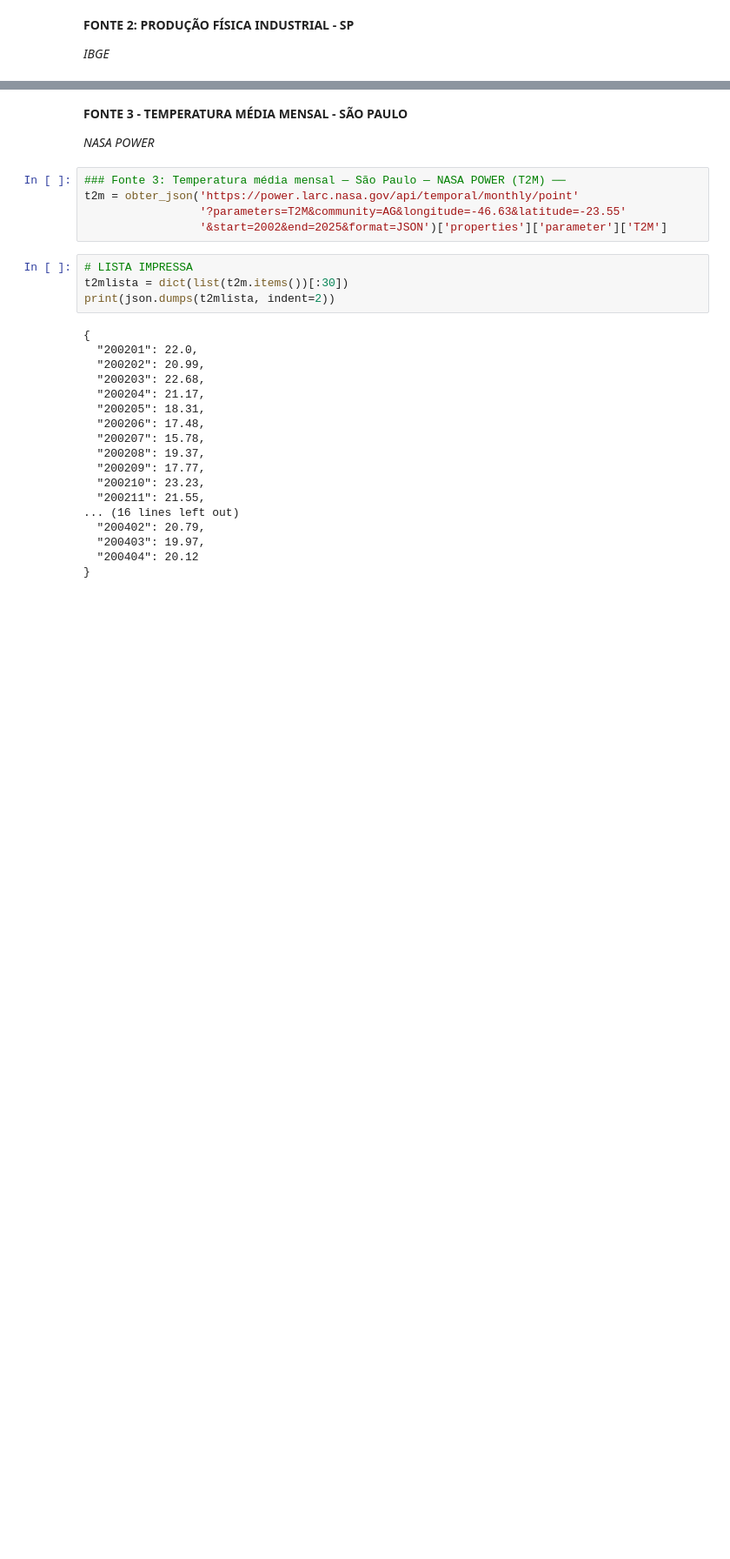
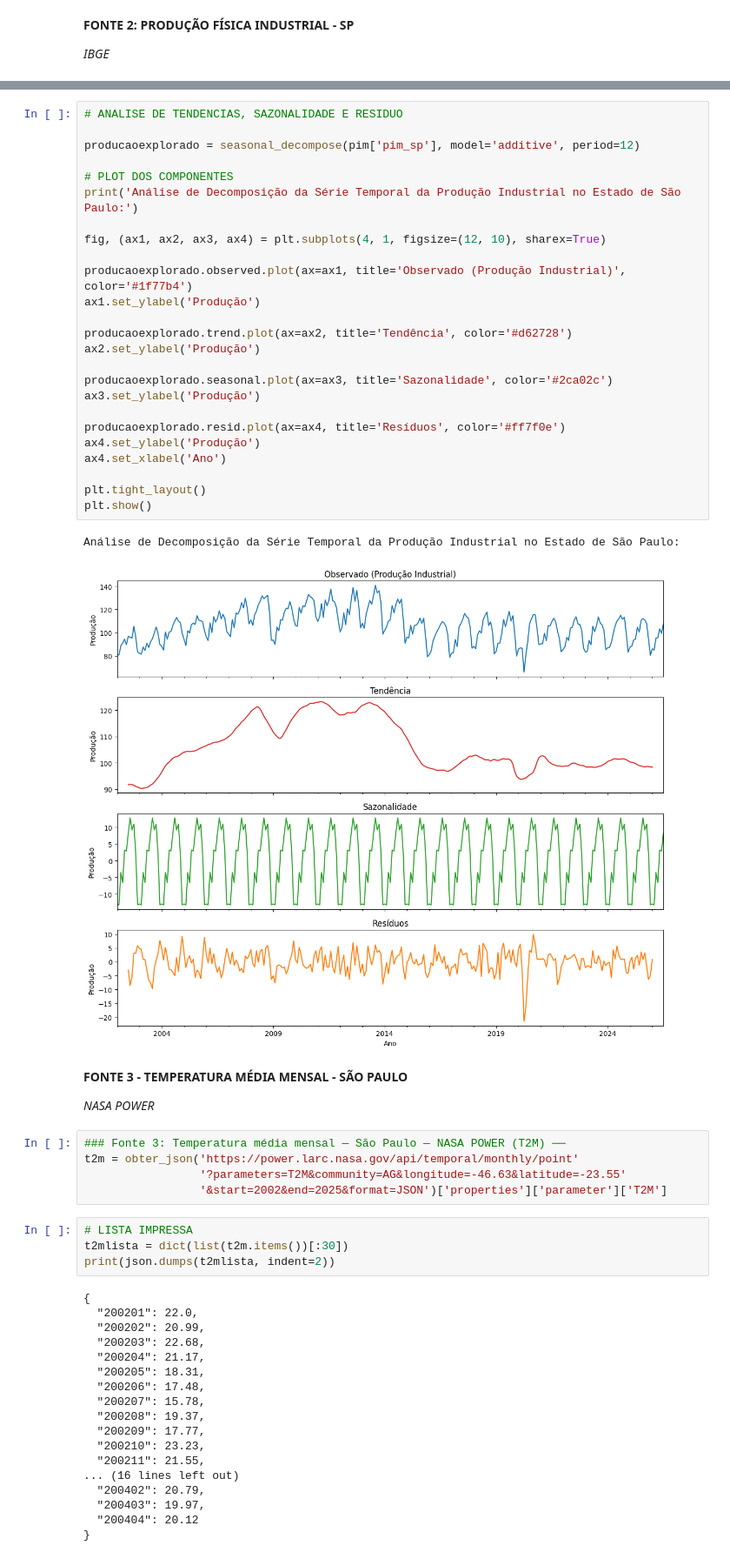
Before and after one commit to lrrod/mackprojetoIV, a Jupyter notebook: cd_projeto_aplicado_IV_doc.ipynb, the cells around one changed output, grey strips where cells are left out. Shown at 87% size. Cells and saved outputs as stored; diff of their text form; blank space fills up the shorter version.

```diff
--- a/cd_projeto_aplicado_IV_doc.ipynb
+++ b/cd_projeto_aplicado_IV_doc.ipynb
@@ -132,3 +161,31 @@ PIM-PF SP       : 294 registros | 01/2002 a 06/2026
+# %%
+# ANALISE DE TENDENCIAS, SAZONALIDADE E RESIDUO
+
+producaoexplorado = seasonal_decompose(pim['pim_sp'], model='additive', period=12)
+
+# PLOT DOS COMPONENTES
+print('Análise de Decomposição da Série Temporal da Produção Industrial no Estado de São Paulo:')
+
+fig, (ax1, ax2, ax3, ax4) = plt.subplots(4, 1, figsize=(12, 10), sharex=True)
+
+producaoexplorado.observed.plot(ax=ax1, title='Observado (Produção Industrial)', color='#1f77b4')
+ax1.set_ylabel('Produção')
+
+producaoexplorado.trend.plot(ax=ax2, title='Tendência', color='#d62728')
+ax2.set_ylabel('Produção')
+
+producaoexplorado.seasonal.plot(ax=ax3, title='Sazonalidade', color='#2ca02c')
+ax3.set_ylabel('Produção')
+
+producaoexplorado.resid.plot(ax=ax4, title='Resíduos', color='#ff7f0e')
+ax4.set_ylabel('Produção')
+ax4.set_xlabel('Ano')
+
+plt.tight_layout()
+plt.show()
+# %% [output]
+Análise de Decomposição da Série Temporal da Produção Industrial no Estado de São Paulo:
+[figure, added]
 # %% [markdown]
 **FONTE 3 - TEMPERATURA MÉDIA MENSAL - SÃO PAULO**
 
```
Also changed, not shown: parts of 5 cells of this notebook.
